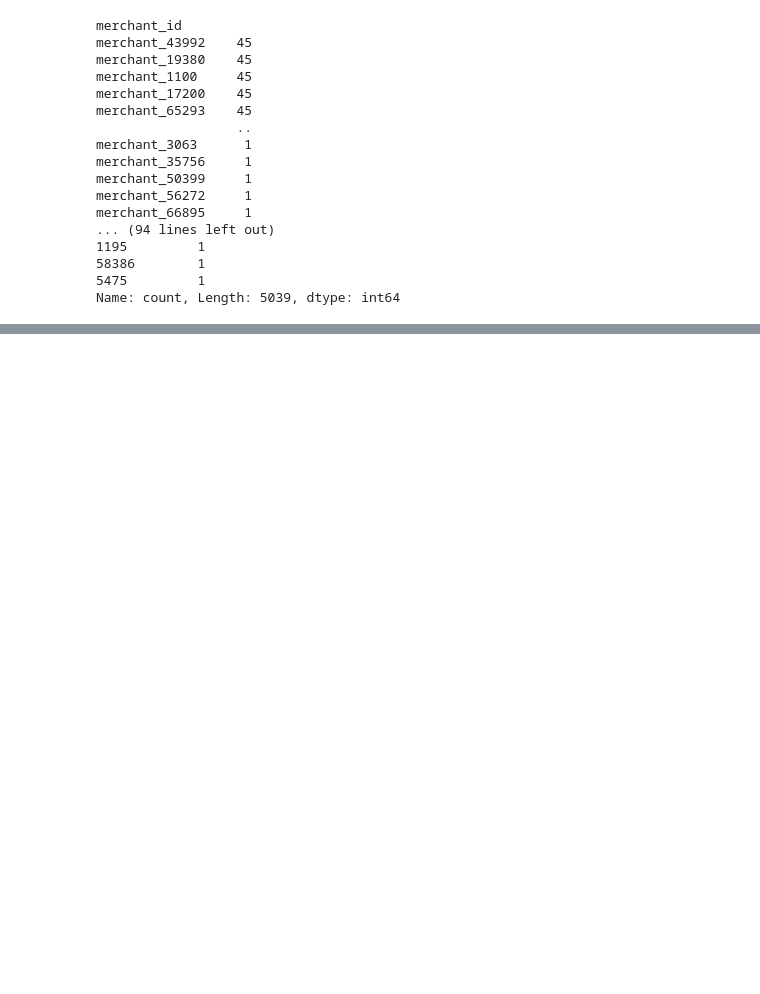
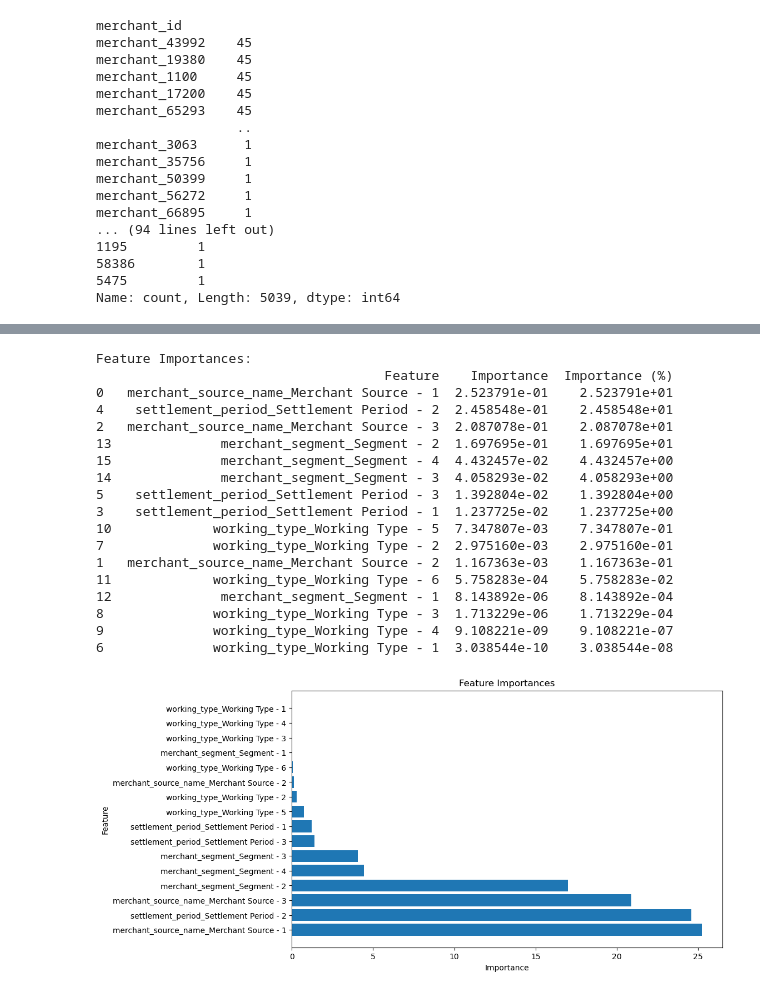
Before and after one commit to hakankorpe/2024, a Jupyter notebook: iyzico/iyzico.ipynb, the cells around one changed output, grey strips where cells are left out. Drawn from its saved outputs; the diff is of its cells as text; code cells hidden in the pictures; blank space fills up the shorter version.

Commit message:
Day27 - # Iyzico Datathon l  - Preprocessing the Data

```diff
--- a/iyzico/iyzico.ipynb
+++ b/iyzico/iyzico.ipynb
@@ -55,6 +60,11 @@ import tensorflow as tf
 # %%
+"""
 sample_submission = pd.read_csv("/kaggle/input/iyzico-datathon/sample_submission.csv")
 base_train = pd.read_csv("/kaggle/input/iyzico-datathon/train.csv")
+"""
+
+sample_submission = pd.read_csv("sample_submission.csv")
+base_train = pd.read_csv("train.csv")
 # %%
 sample_submission
 # %% [output]
@@ -177,0 +193,24 @@ Name: count, Length: 5039, dtype: int64
+# %%
+"""from category_encoders import TargetEncoder
+from sklearn.model_selection import train_test_split
+
+# Assuming 'data' is your DataFrame
+data_encoded = base_train.copy()
+
+# One-Hot Encoding for low cardinality categorical variables
+low_cardinality_cols = ['merchant_source_name', 'settlement_period', 'working_type', 'merchant_segment']
+data_encoded = pd.get_dummies(data_encoded, columns=low_cardinality_cols)
+
+# Frequency Encoding for high cardinality categorical variables
+high_cardinality_cols = ['merchant_id', 'month_id', 'mcc_id']
+for column in high_cardinality_cols:
+    freq_encoding = data_encoded[column].value_counts(normalize=True)
+    data_encoded[column + '_freq'] = data_encoded[column].map(freq_encoding)
+
+# Split the data into features (X) and target variable (y)
+X = data_encoded.drop(columns=['net_payment_count'])
+y = data_encoded['net_payment_count']
+
+# Split the data into training and testing sets
+X_train, X_test, y_train, y_test = train_test_split(X, y, test_size=0.2, random_state=42)
+"""
@@ -177,0 +292,34 @@ Name: count, Length: 5039, dtype: int64
+# %%
+# Display the feature importances
+print("Feature Importances:")
+print(feature_importances)
+
+# Plotting the feature importances for better visualization
+import matplotlib.pyplot as plt
+
+plt.figure(figsize=(10, 6))
+plt.barh(feature_importances['Feature'], feature_importances['Importance (%)'])
+plt.xlabel('Importance')
+plt.ylabel('Feature')
+plt.title('Feature Importances')
+plt.show()
+# %% [output]
+Feature Importances:
+                                     Feature    Importance  Importance (%)
+0   merchant_source_name_Merchant Source - 1  2.523791e-01    2.523791e+01
+4    settlement_period_Settlement Period - 2  2.458548e-01    2.458548e+01
+2   merchant_source_name_Merchant Source - 3  2.087078e-01    2.087078e+01
+13              merchant_segment_Segment - 2  1.697695e-01    1.697695e+01
+15              merchant_segment_Segment - 4  4.432457e-02    4.432457e+00
+14              merchant_segment_Segment - 3  4.058293e-02    4.058293e+00
+5    settlement_period_Settlement Period - 3  1.392804e-02    1.392804e+00
+3    settlement_period_Settlement Period - 1  1.237725e-02    1.237725e+00
+10             working_type_Working Type - 5  7.347807e-03    7.347807e-01
+7              working_type_Working Type - 2  2.975160e-03    2.975160e-01
+1   merchant_source_name_Merchant Source - 2  1.167363e-03    1.167363e-01
+11             working_type_Working Type - 6  5.758283e-04    5.758283e-02
+12              merchant_segment_Segment - 1  8.143892e-06    8.143892e-04
+8              working_type_Working Type - 3  1.713229e-06    1.713229e-04
+9              working_type_Working Type - 4  9.108221e-09    9.108221e-07
+6              working_type_Working Type - 1  3.038544e-10    3.038544e-08
+[figure, added]
```
Also changed, not shown: parts of 10 cells of this notebook, 3 other files.
